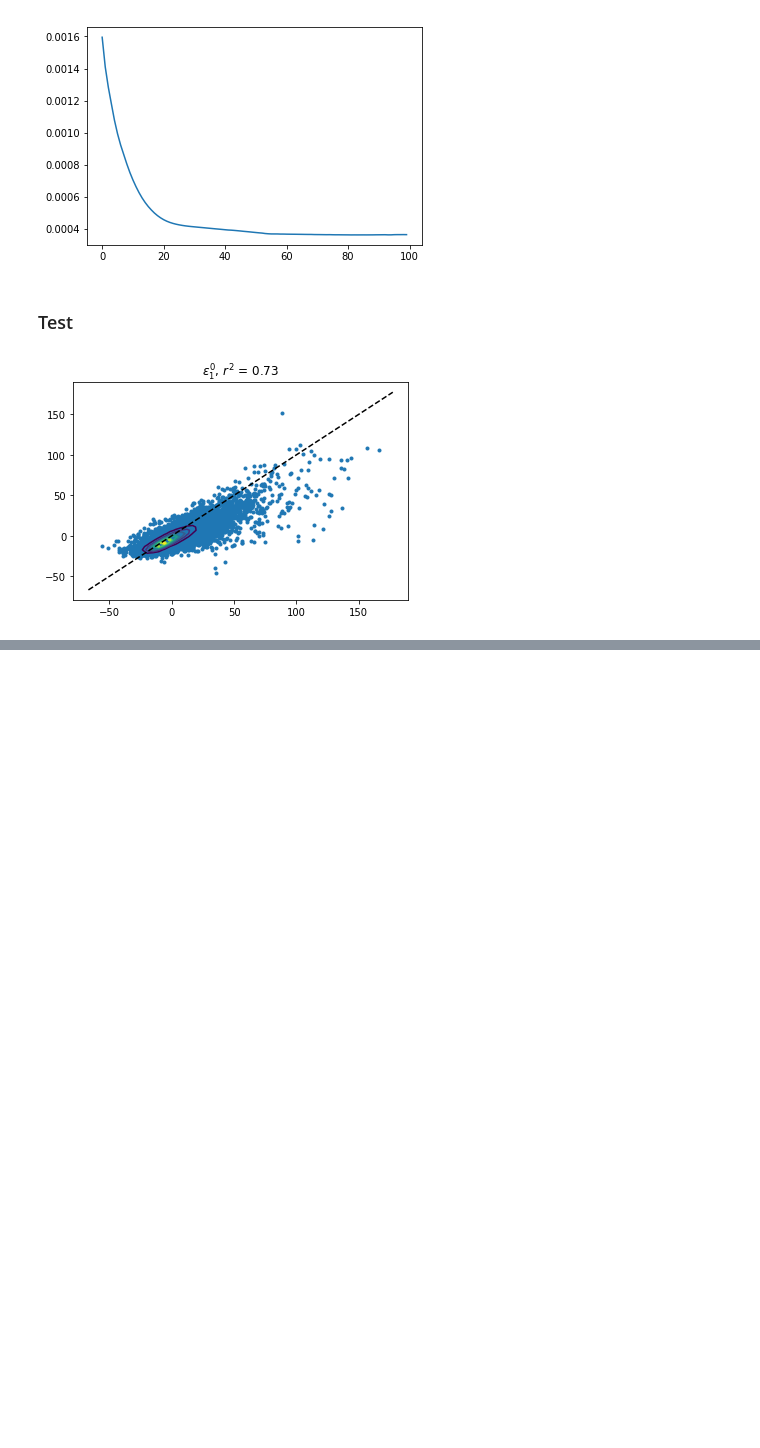
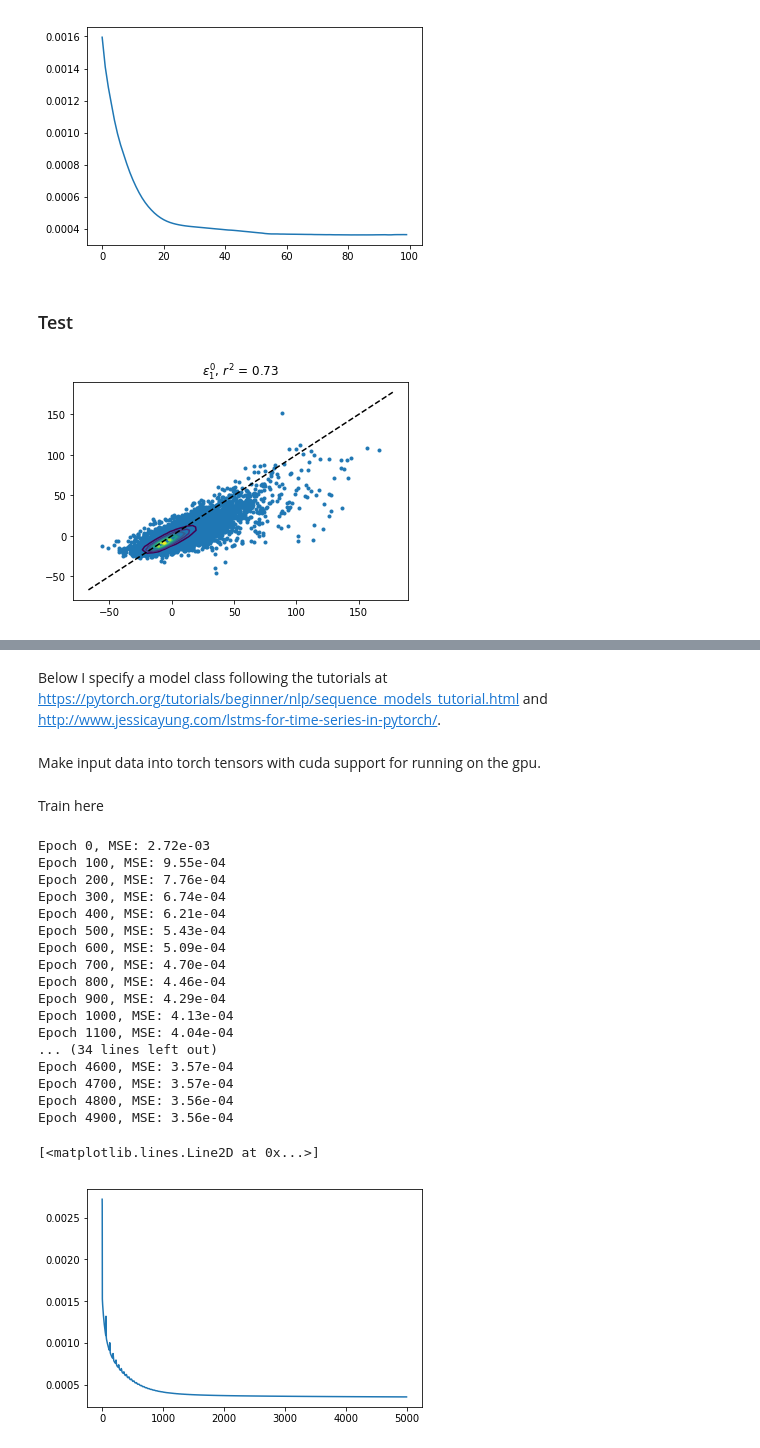
Before and after one commit to sarttiso/spaceweather, a Jupyter notebook: forecasting_q10_LSTM.ipynb, the cells around one changed output, grey strips where cells are left out. Drawn from its saved outputs; the diff is of its cells as text; code cells hidden in the pictures; blank space fills up the shorter version.

Commit message:
preliminary pytorch implementation, much faster than keras and achieves better results

```diff
--- a/forecasting_q10_LSTM.ipynb
+++ b/forecasting_q10_LSTM.ipynb
@@ -97,6 +99,7 @@ omni = omni.drop(columns=['Dst-index, nT', 'Kp-index', 'AE-index, nT', 'AL-index
 omni['q10'] = q10.values
 
 nfeatin = len(omni.columns)
+nfeatout = 1
 # %%
 fig, ax = plt.subplots(figsize=(8,6))
 ax.plot(t_year, q10)
@@ -132,7 +135,7 @@ Having imported the data, let's design, train, and test the LSTM network for thi
 
 Let's separate the data into training and testing sets. Let's also normalize all of the data according to the training data.
 # %%
-batch_size = 500
+batch_size = 1000
 lahead = 6
 train_percent = 0.8
 # %%
@@ -183,0 +195,2 @@ data_out_pred = test_network(data_in_test, data_out_test, rnn, batch_size,'$\eps
+# %% [markdown]
+Below I specify a model class following the tutorials at https://pytorch.org/tutorials/beginner/nlp/sequence_models_tutorial.html and http://www.jessicayung.com/lstms-for-time-series-in-pytorch/.
@@ -183,0 +231,63 @@ data_out_pred = test_network(data_in_test, data_out_test, rnn, batch_size,'$\eps
+# %% [markdown]
+Make input data into torch tensors with cuda support for running on the gpu.
+# %%
+# make training data into cuda tensors
+data_in_train = torch.from_numpy(data_in_train).float().cuda()
+data_out_train = torch.from_numpy(data_out_train).float().cuda()
+
+#data_in_train = data_in_train[0:1000,0,:]
+#data_out_train = data_out_train[0:1000,0,:]
+# %% [markdown]
+Train here
+# %%
+hidden_dim = 5
+batch_size = 1000
+input_dim = nfeatin
+output_dim = nfeatout
+num_layers = 1
+
+model = LSTM(input_dim, hidden_dim, batch_size, output_dim, num_layers)
+loss_function = nn.MSELoss()
+optimizer = optim.RMSprop(model.parameters(), lr=0.001)
+
+# run on gpu
+model.cuda()
+
+nepochs = 5000
+hist = np.zeros(nepochs)
+
+for epoch in range(nepochs):
+    optimizer.zero_grad()
+    model.hidden = model.init_hidden()
+    train_pred = model(data_in_train)
+    loss = loss_function(train_pred, data_out_train.view(-1, batch_size, output_dim))
+
+    hist[epoch] = loss.item()
+
+    if epoch % 100 == 0:
+        print('Epoch %d, MSE: %1.2e' % (epoch, loss.item()))
+
+    loss.backward()
+    optimizer.step()
+
+plt.plot(hist)
+# %% [output]
+Epoch 0, MSE: 2.72e-03
+Epoch 100, MSE: 9.55e-04
+Epoch 200, MSE: 7.76e-04
+Epoch 300, MSE: 6.74e-04
+Epoch 400, MSE: 6.21e-04
+Epoch 500, MSE: 5.43e-04
+Epoch 600, MSE: 5.09e-04
+Epoch 700, MSE: 4.70e-04
+Epoch 800, MSE: 4.46e-04
+Epoch 900, MSE: 4.29e-04
+Epoch 1000, MSE: 4.13e-04
+Epoch 1100, MSE: 4.04e-04
+... (34 lines left out)
+Epoch 4600, MSE: 3.57e-04
+Epoch 4700, MSE: 3.57e-04
+Epoch 4800, MSE: 3.56e-04
+Epoch 4900, MSE: 3.56e-04
+[<matplotlib.lines.Line2D at 0x...>]
+[figure, added]
```
Also changed, not shown: parts of 8 cells of this notebook.
